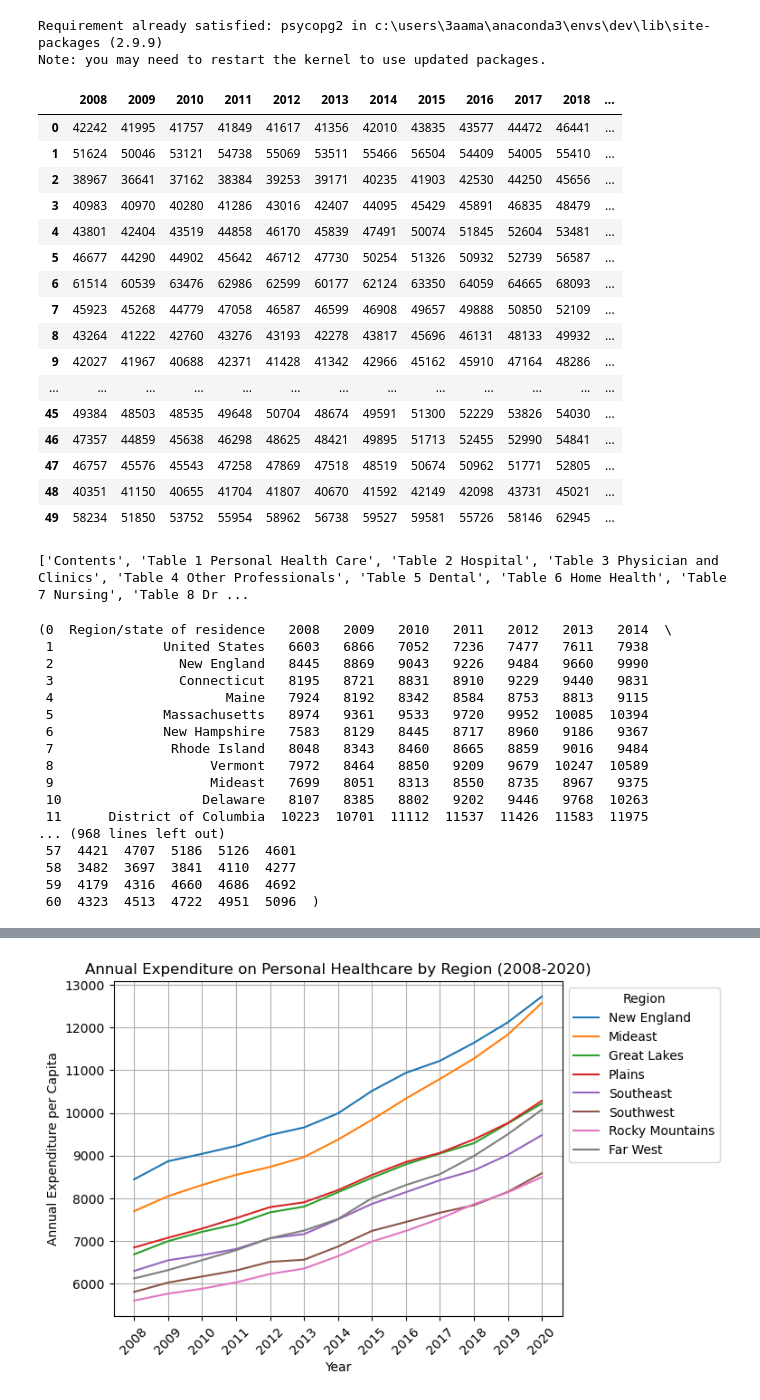
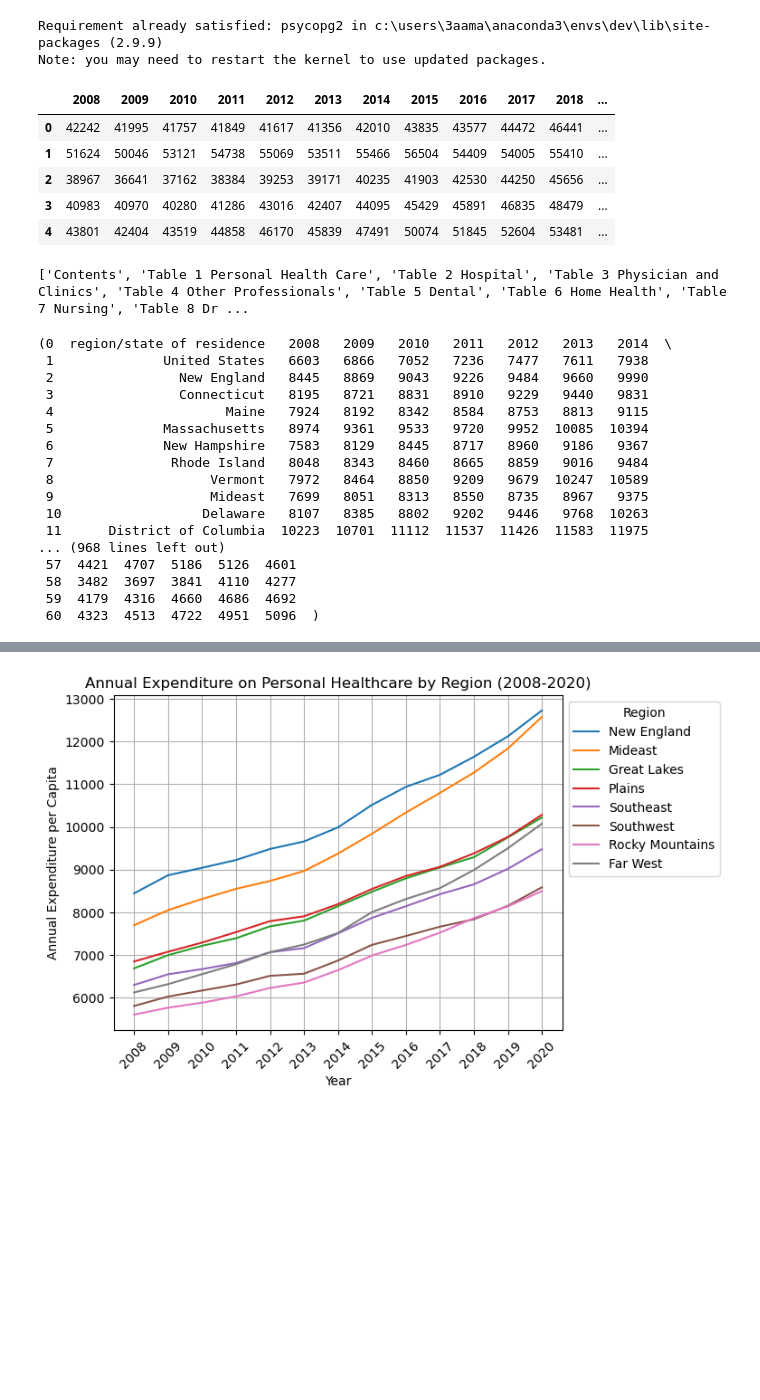
Before and after one commit to MyJineng/Healthcare-ETL, a Jupyter notebook: Notebooks/Project_Notebook.ipynb, the cells around one changed output, grey strips where cells are left out. Drawn from its saved outputs; the diff is of its cells as text; code cells hidden in the pictures; blank space fills up the shorter version.

```diff
--- a/Notebooks/Project_Notebook.ipynb
+++ b/Notebooks/Project_Notebook.ipynb
@@ -56,25 +56,14 @@ df = df.replace(states)
 df.to_csv('../Data/realincome.csv', encoding='utf-8', index=False)
 # %%
 income_csv = pd.read_csv('../Data/realincome.csv')
-income_csv
+income_csv.head()
 # %% [output]
 |  | 2008 | 2009 | 2010 | 2011 | 2012 | 2013 | 2014 | 2015 | 2016 | 2017 | 2018 | ... |
 | 0 | 42242 | 41995 | 41757 | 41849 | 41617 | 41356 | 42010 | 43835 | 43577 | 44472 | 46441 | ... |
 | 1 | 51624 | 50046 | 53121 | 54738 | 55069 | 53511 | 55466 | 56504 | 54409 | 54005 | 55410 | ... |
 | 2 | 38967 | 36641 | 37162 | 38384 | 39253 | 39171 | 40235 | 41903 | 42530 | 44250 | 45656 | ... |
 | 3 | 40983 | 40970 | 40280 | 41286 | 43016 | 42407 | 44095 | 45429 | 45891 | 46835 | 48479 | ... |
 | 4 | 43801 | 42404 | 43519 | 44858 | 46170 | 45839 | 47491 | 50074 | 51845 | 52604 | 53481 | ... |
-| 5 | 46677 | 44290 | 44902 | 45642 | 46712 | 47730 | 50254 | 51326 | 50932 | 52739 | 56587 | ... |
-| 6 | 61514 | 60539 | 63476 | 62986 | 62599 | 60177 | 62124 | 63350 | 64059 | 64665 | 68093 | ... |
-| 7 | 45923 | 45268 | 44779 | 47058 | 46587 | 46599 | 46908 | 49657 | 49888 | 50850 | 52109 | ... |
-| 8 | 43264 | 41222 | 42760 | 43276 | 43193 | 42278 | 43817 | 45696 | 46131 | 48133 | 49932 | ... |
-| 9 | 42027 | 41967 | 40688 | 42371 | 41428 | 41342 | 42966 | 45162 | 45910 | 47164 | 48286 | ... |
-| ... | ... | ... | ... | ... | ... | ... | ... | ... | ... | ... | ... | ... |
-| 45 | 49384 | 48503 | 48535 | 49648 | 50704 | 48674 | 49591 | 51300 | 52229 | 53826 | 54030 | ... |
-| 46 | 47357 | 44859 | 45638 | 46298 | 48625 | 48421 | 49895 | 51713 | 52455 | 52990 | 54841 | ... |
-| 47 | 46757 | 45576 | 45543 | 47258 | 47869 | 47518 | 48519 | 50674 | 50962 | 51771 | 52805 | ... |
-| 48 | 40351 | 41150 | 40655 | 41704 | 41807 | 40670 | 41592 | 42149 | 42098 | 43731 | 45021 | ... |
-| 49 | 58234 | 51850 | 53752 | 55954 | 58962 | 56738 | 59527 | 59581 | 55726 | 58146 | 62945 | ... |
 # %%
 cms_wb = openpyxl.load_workbook('../Data/Residence_all_tables.xlsx')
 Ws = cms_wb.sheetnames
@@ -113,6 +102,7 @@ def clean(data):
     dat = dat[['Region/state of residence', 2008, 2009, 2010, 2011, 2012, 2013, 2014, 2015, 2016, 2017, 2018, 2019, 2020]]
     dat = dat.astype({2008: int, 2009: int, 2010: int, 2011: int, 2012: int, 2013: int, 2014: int,
                            2015: int, 2016: int, 2017: int, 2018: int, 2019: int, 2020: int})
+    dat = dat.rename(columns={'Region/state of residence': 'region/state of residence'})
     if data.equals(df2):
         dat.to_csv(f'..\Data\{name2}.csv', encoding='utf-8', index=False)
     elif data.equals(df3):
@@ -133,7 +123,7 @@ def clean(data):
 
 clean(df2), clean(df3), clean(df4), clean(df5), clean(df6), clean(df7), clean(df8), clean(df9)
 # %% [output]
-(0  Region/state of residence   2008   2009   2010   2011   2012   2013   2014  \
+(0  region/state of residence   2008   2009   2010   2011   2012   2013   2014  \
  1              United States   6603   6866   7052   7236   7477   7611   7938
  2                New England   8445   8869   9043   9226   9484   9660   9990
  3                Connecticut   8195   8721   8831   8910   9229   9440   9831
```
Also changed, not shown: parts of 15 cells of this notebook.
